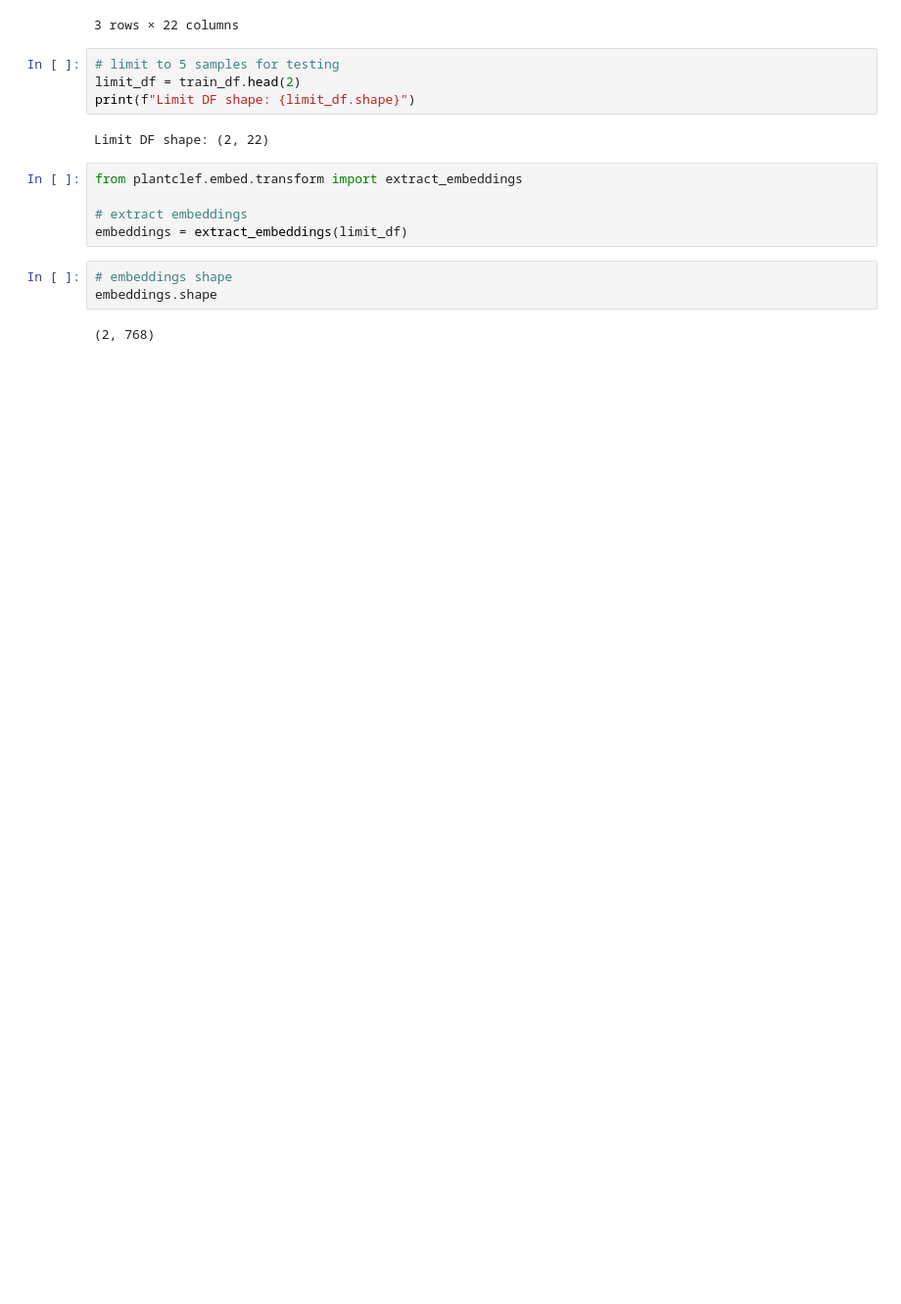
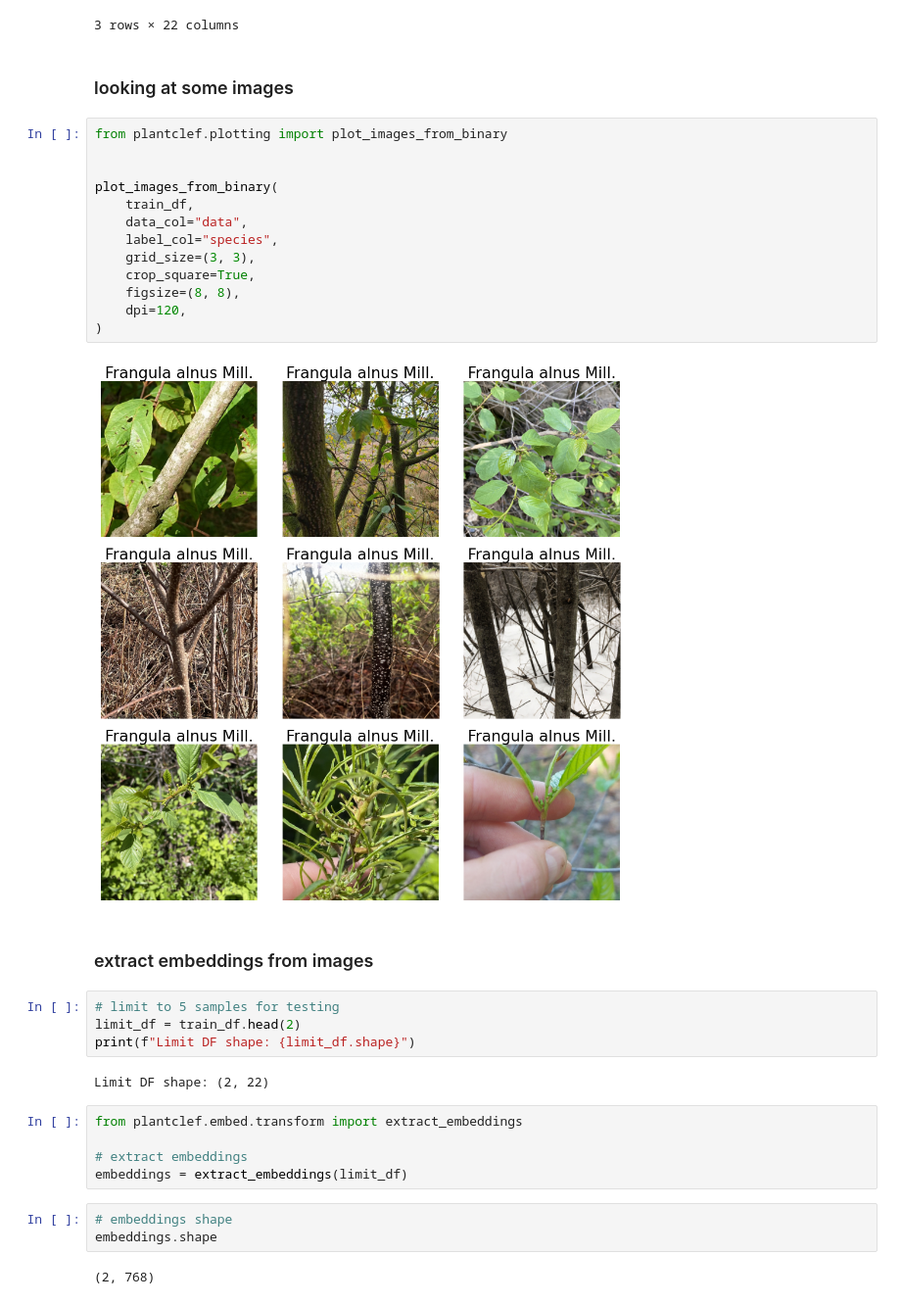
Before and after one commit to murilogustineli/pytorch-plantclef, a Jupyter notebook: notebooks/embedding.ipynb, the cells around one changed output. Shown at 98% size. Saved outputs shown, nothing was run; the diff lists cells and outputs as text; blank space fills up the shorter version.

Commit message:
updated plotting, serde, transform, and embedding notebook

```diff
--- a/notebooks/embedding.ipynb
+++ b/notebooks/embedding.ipynb
@@ -30,6 +30,25 @@ train_df.head(3)
 | 1 | 1360257 | a6d9a13ec26cbb04d61861ad5cb4ede8e... | /PlantCLEF2024/train/1360257/a6d9... | b'\xff\xd8\xff\xe0\x00\x10JFIF\x0... | bark | 1005087257 | cc-by-sa | None | Jacco Sanders | 51.0 | ... |
 | 2 | 1360257 | 0fec55fc5105e512df08490ecbb55df33... | /PlantCLEF2024/train/1360257/0fec... | b'\xff\xd8\xff\xe0\x00\x10JFIF\x0... | leaf | 4111721487 | http://creativecommons.org/licens... | None | imrsmf | NaN | ... |
 3 rows × 22 columns
+# %% [markdown]
+### looking at some images
+# %%
+from plantclef.plotting import plot_images_from_binary
+
+
+plot_images_from_binary(
+    train_df,
+    data_col="data",
+    label_col="species",
+    grid_size=(3, 3),
+    crop_square=True,
+    figsize=(8, 8),
+    dpi=120,
+)
+# %% [output]
+[figure, added]
+# %% [markdown]
+### extract embeddings from images
 # %%
 # limit to 5 samples for testing
 limit_df = train_df.head(2)
```
Also changed, not shown: parts of 1 cell of this notebook, 3 other files.
